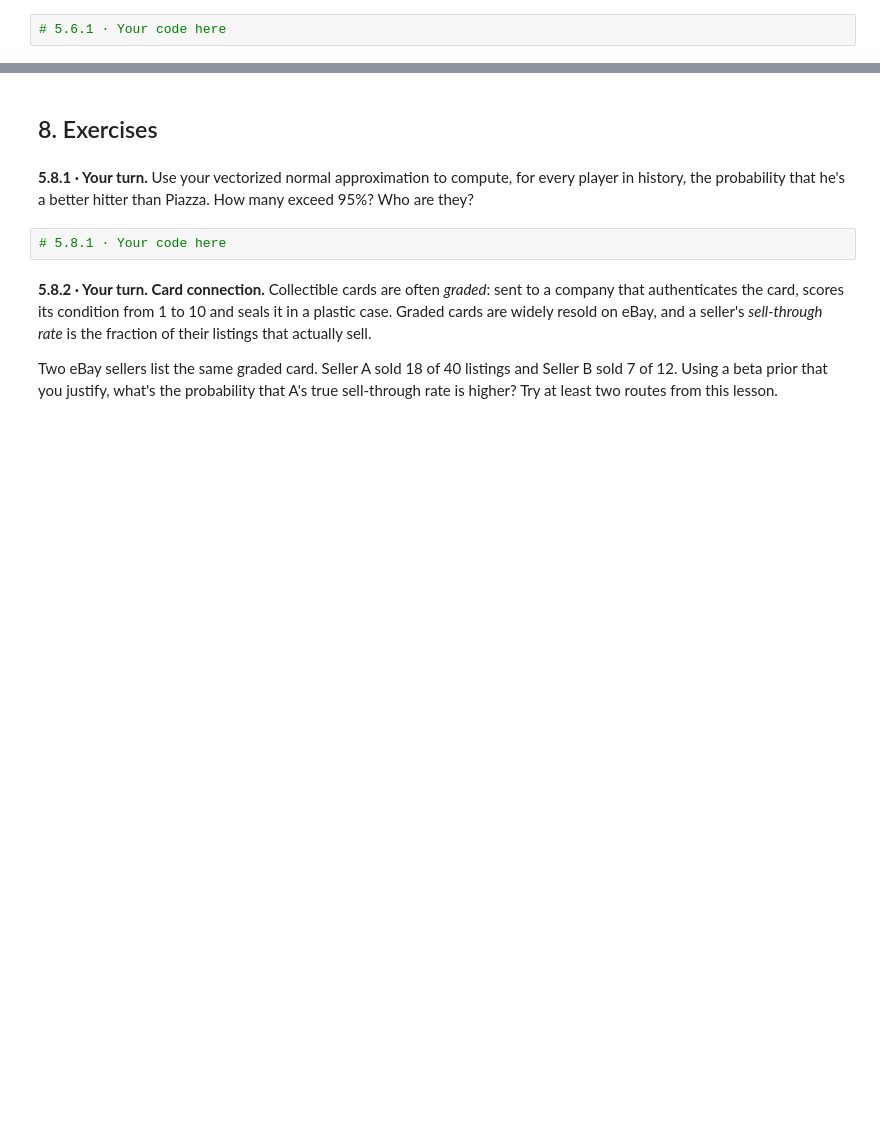
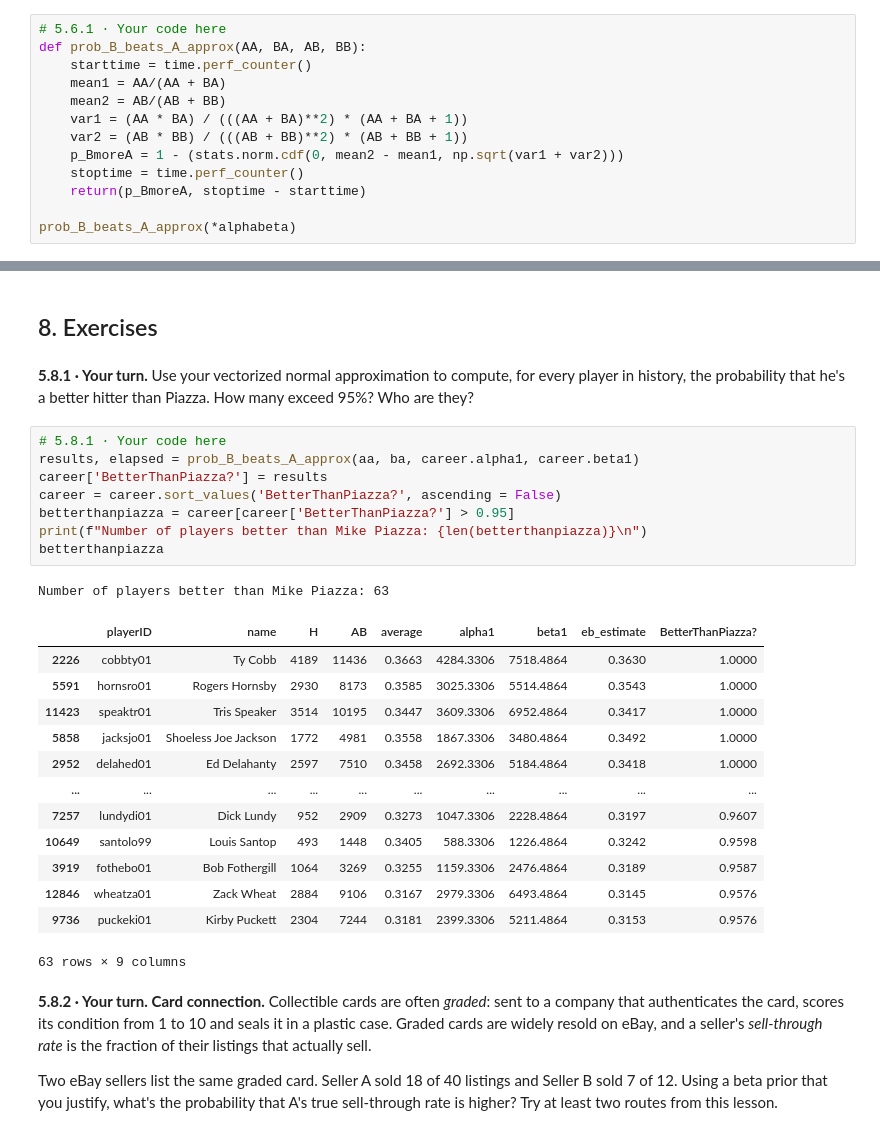
Before and after one commit to jliu771/BayesBaseballCardsandComputers, a Jupyter notebook: empirical_bayes/05_bayesian_ab_testing_JLanswers.ipynb, the cells around one changed output, grey strips where cells are left out. Saved outputs shown, nothing was run; the diff lists cells and outputs as text; blank space fills up the shorter version.

```diff
--- a/empirical_bayes/05_bayesian_ab_testing_JLanswers.ipynb
+++ b/empirical_bayes/05_bayesian_ab_testing_JLanswers.ipynb
@@ -109,3 +197,14 @@ With large $\alpha$ and $\beta$, a beta looks normal, with mean $\alpha/(\alpha+
 **5.6.1 · Your turn.** Write `prob_b_beats_a_approx(...)`. It should work on whole arrays. Compare all four routes in a table with their run times.
 # %%
 # 5.6.1 · Your code here
+def prob_B_beats_A_approx(AA, BA, AB, BB):
+    starttime = time.perf_counter()
+    mean1 = AA/(AA + BA)
+    mean2 = AB/(AB + BB)
+    var1 = (AA * BA) / (((AA + BA)**2) * (AA + BA + 1))
+    var2 = (AB * BB) / (((AB + BB)**2) * (AB + BB + 1))
+    p_BmoreA = 1 - (stats.norm.cdf(0, mean2 - mean1, np.sqrt(var1 + var2)))
+    stoptime = time.perf_counter()
+    return(p_BmoreA, stoptime - starttime)
+
+prob_B_beats_A_approx(*alphabeta)
@@ -139,6 +261,27 @@ With large $\alpha$ and $\beta$, a beta looks normal, with mean $\alpha/(\alpha+
 **5.8.1 · Your turn.** Use your vectorized normal approximation to compute, for every player in history, the probability that he's a better hitter than Piazza. How many exceed 95%? Who are they?
 # %%
 # 5.8.1 · Your code here
+results, elapsed = prob_B_beats_A_approx(aa, ba, career.alpha1, career.beta1)
+career['BetterThanPiazza?'] = results
+career = career.sort_values('BetterThanPiazza?', ascending = False)
+betterthanpiazza = career[career['BetterThanPiazza?'] > 0.95]
+print(f"Number of players better than Mike Piazza: {len(betterthanpiazza)}\n")
+betterthanpiazza
+# %% [output]
+Number of players better than Mike Piazza: 63
+|  | playerID | name | H | AB | average | alpha1 | beta1 | eb_estimate | BetterThanPiazza? |
+| 2226 | cobbty01 | Ty Cobb | 4189 | 11436 | 0.3663 | 4284.3306 | 7518.4864 | 0.3630 | 1.0000 |
+| 5591 | hornsro01 | Rogers Hornsby | 2930 | 8173 | 0.3585 | 3025.3306 | 5514.4864 | 0.3543 | 1.0000 |
+| 11423 | speaktr01 | Tris Speaker | 3514 | 10195 | 0.3447 | 3609.3306 | 6952.4864 | 0.3417 | 1.0000 |
+| 5858 | jacksjo01 | Shoeless Joe Jackson | 1772 | 4981 | 0.3558 | 1867.3306 | 3480.4864 | 0.3492 | 1.0000 |
+| 2952 | delahed01 | Ed Delahanty | 2597 | 7510 | 0.3458 | 2692.3306 | 5184.4864 | 0.3418 | 1.0000 |
+| ... | ... | ... | ... | ... | ... | ... | ... | ... | ... |
+| 7257 | lundydi01 | Dick Lundy | 952 | 2909 | 0.3273 | 1047.3306 | 2228.4864 | 0.3197 | 0.9607 |
+| 10649 | santolo99 | Louis Santop | 493 | 1448 | 0.3405 | 588.3306 | 1226.4864 | 0.3242 | 0.9598 |
+| 3919 | fothebo01 | Bob Fothergill | 1064 | 3269 | 0.3255 | 1159.3306 | 2476.4864 | 0.3189 | 0.9587 |
+| 12846 | wheatza01 | Zack Wheat | 2884 | 9106 | 0.3167 | 2979.3306 | 6493.4864 | 0.3145 | 0.9576 |
+| 9736 | puckeki01 | Kirby Puckett | 2304 | 7244 | 0.3181 | 2399.3306 | 5211.4864 | 0.3153 | 0.9576 |
+63 rows × 9 columns
 # %% [markdown]
 **5.8.2 · Your turn.** **Card connection.** Collectible cards are often *graded*: sent to a company that authenticates the card, scores its condition from 1 to 10 and seals it in a plastic case. Graded cards are widely resold on eBay, and a seller's *sell-through rate* is the fraction of their listings that actually sell.
 
```
Also changed, not shown: parts of 12 cells of this notebook, 4 other files.
